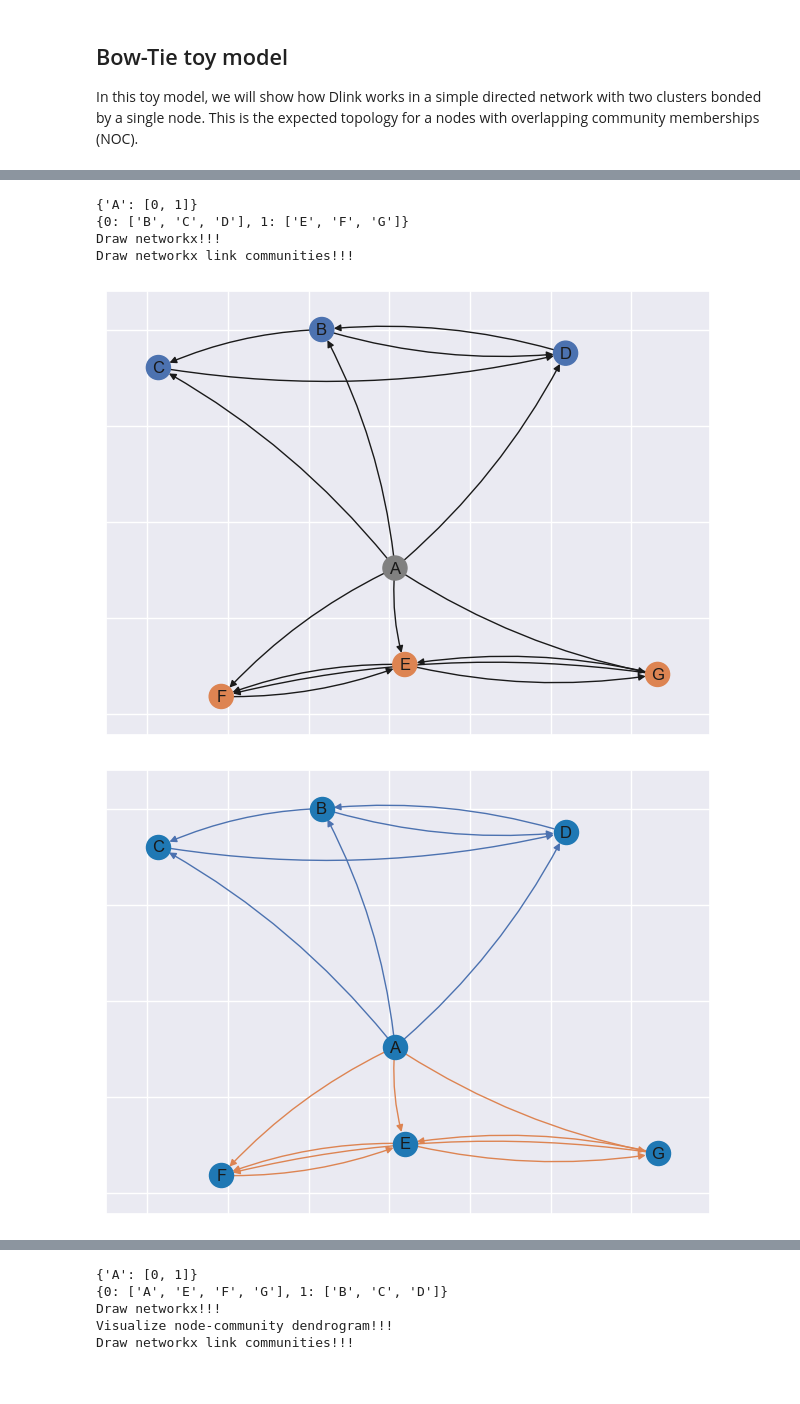
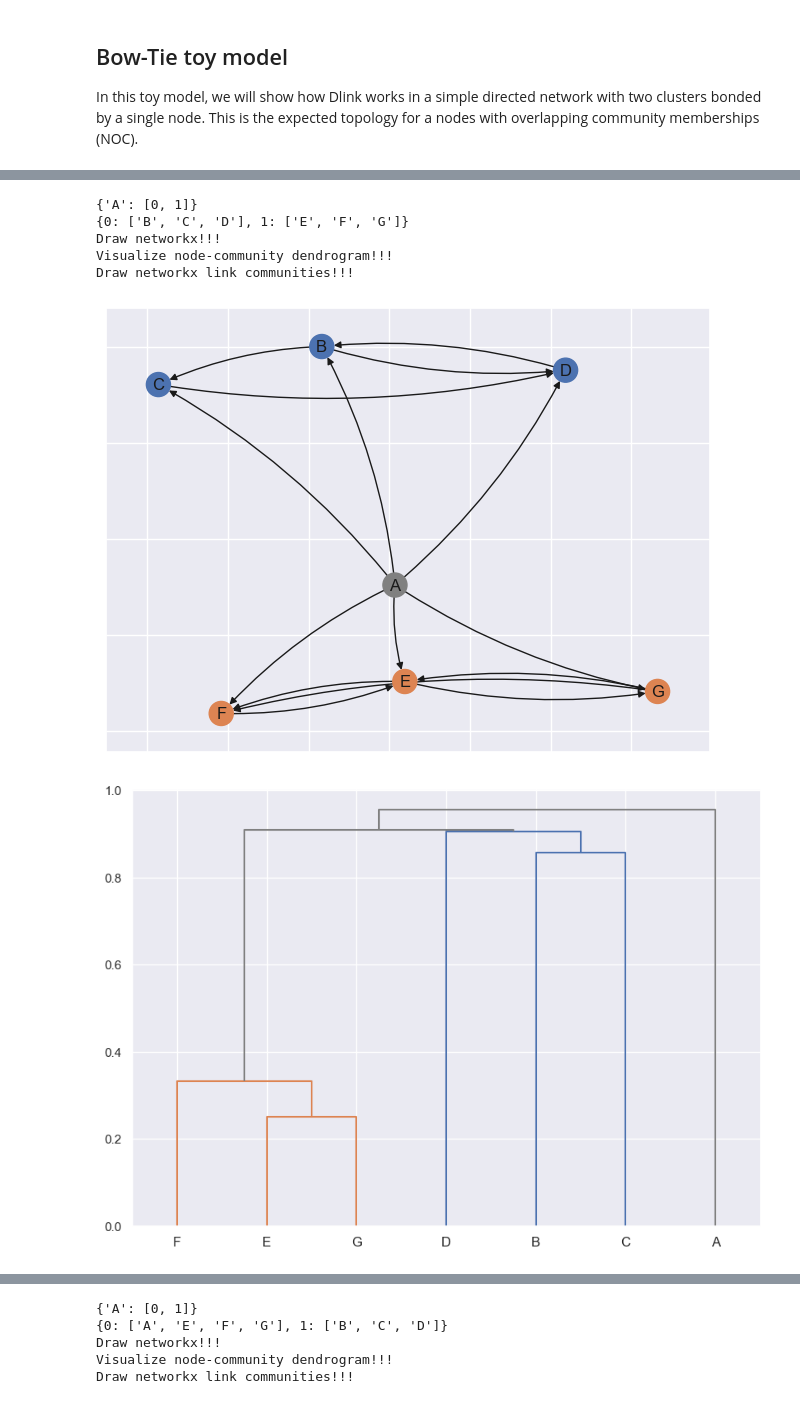
Before and after one commit to mrtnzrm2/LinkNodeCommunity, a Jupyter notebook: BowTie_example.ipynb, the cells around one changed output, grey strips where cells are left out. Cells and saved outputs as stored; diff of their text form; code cells hidden in the pictures.

```diff
--- a/BowTie_example.ipynb
+++ b/BowTie_example.ipynb
@@ -121,26 +121,30 @@ Voila, bon ami
 # %%
 i = 0
 # Plot H ----
 plot_h = Plot_H(NETS[i], HS[i])
 # Get best k and r ----
 k, r = get_best_kr(score, HS[i])                                          # <------ Very interesting. Why?
 rlabels = get_labels_from_Z(HS[i].Z, r)
 _, nocs_membership = HS[i].get_ocn_discovery(k, rlabels)
 # Which are the NOCs?
 print(nocs_membership)
 # Which are the nodes that belong to a particular community?
 print_principal_memberships(rlabels, HS[i].colregion.labels)
 # Plots
 plot_h.plot_networx(
   rlabels, cmap_name="deep", labels=labels_dict
 )
+plot_h.core_dendrogram(
+  [r], cmap_name="deep"
+)
 plot_h.plot_link_communities(
   k, cmap_name="deep", labels=labels_dict
 )
 # %% [output]
 {'A': [0, 1]}
 {0: ['B', 'C', 'D'], 1: ['E', 'F', 'G']}
 Draw networkx!!!
+Visualize node-community dendrogram!!!
 Draw networkx link communities!!!
 [figure]
-[figure, old version]
+[figure, new version]
```
Also changed, not shown: parts of 3 cells of this notebook.
